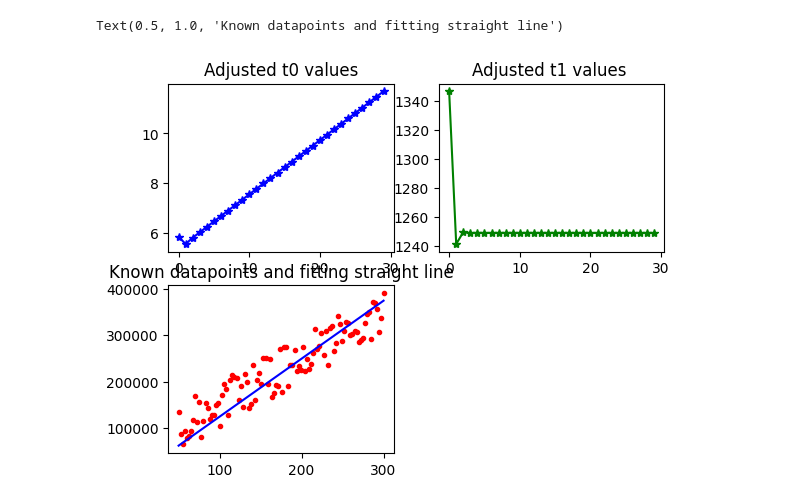
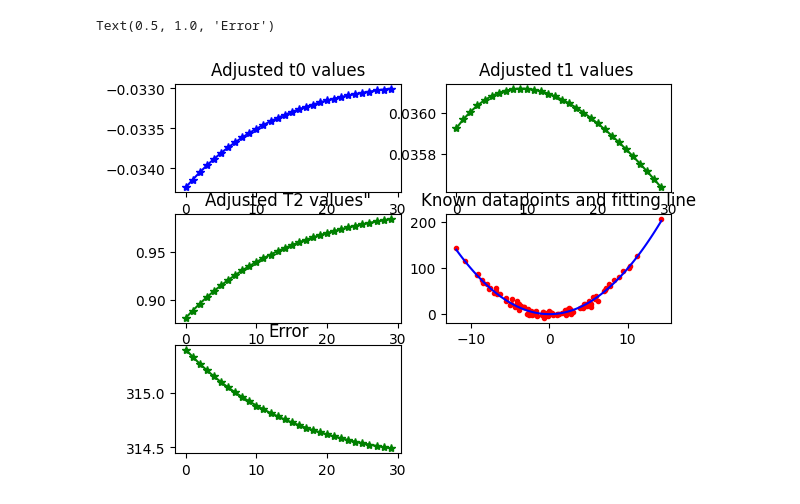
Before and after one commit to artopeur/koneoppiminen, a Jupyter notebook: MitenKoneOppiiTehtava.ipynb, the cells around one changed output. Cells and saved outputs as stored; diff of their text form; code cells hidden in the pictures.

```diff
--- a/MitenKoneOppiiTehtava.ipynb
+++ b/MitenKoneOppiiTehtava.ipynb
@@ -9,11 +9,20 @@ eli toisen asteen yhtälön muotoinen. Eli sinun pitää siis osata derivoida
 tunnettujen pisteiden ja funktiosta f(x) laskettujen pisteiden kustannusfunktio t2, t1 ja t0 parametrien suhteen,
 jotta voit muodostaa luupin, jossa kaikkien noiden parametrien derivaatat lasketaan tunnetuista datapisteistä.
 
+derivaatta t2:n suhteen virhefunktiosta:
+
+dt2 = sum( 1/M * (t2*x**2 + t1*x+t0) * 1*x**2)
+dt1 = sum( 1/M * (t2*x**2 + t1*x+t0) * x)
+dt0 = sum( 1/M * (t2*x**2 + t1*x+t0) * 1)
+
 2) Lisää tulostukseen myös t2 parametrien säätöarvot
 
 3) Laske virhefunktion arvo jokaisen säätökerran jälkeen ja talleta myös nuo virhefunktion arvot
    vektoriin, josta arvoja voidaan tulostaa kuvaan simuloinnin edistyessä. Virheen arvonhan pitäisi
    pienentyä sitä mukaa, kun säädettävät parametrit t2,t1,t0 säätyvät kohdilleen.
+
+   virhefkt = sum((   1 / M * (t2*xi**2+t1*xi + t0)-yi) ** 2   )
+   i 0-> M asti
 
 4) Pohdi miten saat nopeutettua laskentaa. Annetussa koodissa käytetään
 vielä pythonin listoja ja ne kannattanee korvata NumPyn arrayksi.
@@ -34,14 +43,15 @@ M = 100
 x = np.linspace(50,300,M)
 y = x*1000 + 100000*np.random.random([M,])
 # Data toisen asteen polynomisovitusta varten
-#x = 5*np.random.randn(M)
-#y = x**2 + 5*np.random.randn(M)
+x = 5*np.random.randn(M)
+y = x**2 + 5*np.random.randn(M)
 
 # now let's try to fit a line to that known data
 # our hypothesis function h(x) = t1*x + t0, where
 # t1 and t0 are randomly initialized parameters
 t0 = np.random.randn(1)
 t1 = np.random.randn(1)
+t2 = np.random.randn(1)
 
 
 # let's now iterate many times. I.e. each time
@@ -52,50 +62,69 @@ t1 = np.random.randn(1)
 # to see how learning takes place.
 t0_adjusted_values = []
 t1_adjusted_values = []
+t2_adjusted_values = []
+virhe = []
+
 rate = 0.00003   # this is learning rate parameter
 
 plt.figure(1)
 for rounds in range(30):
     grad_t0 = 0
     grad_t1 = 0
+    grad_t2 = 0
     # lets calculate new gradient values for t0 and t1 based on
     # M known values
     for i in range(M):
         # our cost function c = (1/2M)*(h(x)-y)^2
         # where M = number of known values
         # partial derivatives for t1 and t0 are
         # t0 =>(1/M)*(h(x)-y)*1 => (1/M)*((t1*x(i) + t0) - y(i)) * 1
         # t1 =>(1/M)*(h(x)-y)*x => (1/M)*((t1*x(i) + t0) - y(i)) * x(i)
         # where i goes from 1 => M
-        grad_t0 = grad_t0 + ((t1*x[i] + t0) - y[i])
-        grad_t1 = grad_t1 + ((t1*x[i] + t0) - y[i]) * x[i]
 
+        #grad_t0 = grad_t0 + ((t1*x[i] + t0) - y[i])
+        #grad_t1 = grad_t1 + ((t1*x[i] + t0) - y[i]) * x[i]
+        grad_t2 = grad_t2 + ((t2*x[i]**2 + t1*x[i]+t0) * 1*x[i]**2) -y[i]*x[i]**2
+        grad_t1 = grad_t1 + ((t2*x[i]**2 + t1*x[i]+t0) * x[i]) -y[i]*x[i]
+        grad_t0 = grad_t0 + ((t2*x[i]**2 + t1*x[i]+t0) * 1) -y[i]
+        vir = (1 / M * (t2*x[i]**2+t1*x[i] + t0)-y[i]) ** 2
 
     # and now we can update parameters t0 and t1 with new gradient step
     t0 = t0 - (rate/(M*1.0))*grad_t0
     t1 = t1 - (rate/(M*1.0))*grad_t1
+    t2 = t2 - (rate/(M*1.0))*grad_t2
     t0_adjusted_values.append(t0)
     t1_adjusted_values.append(t1)
+    t2_adjusted_values.append(t2)
+    virhe.append(vir)
 
 # and finally lets visualize results
 xmin = np.min(x)
 xmax = np.max(x)
 x1 = np.linspace(xmin,xmax,100)
-h = t1*x1 + t0
+h = t2*x1**2 + t1*x1 +t0
 
-plt.subplot(2,2,1)
+plt.subplot(3,2,1)
 plt.plot(t0_adjusted_values,'-*b')
 plt.title('Adjusted t0 values')
 
-plt.subplot(2,2,2)
+plt.subplot(3,2,2)
 plt.plot(t1_adjusted_values,'-*g')
 plt.title('Adjusted t1 values ')
 
-plt.subplot(2,2,3)
+plt.subplot(3,2,3)
+plt.plot(t2_adjusted_values, '-*g')
+plt.title('Adjusted T2 values"')
+
+plt.subplot(3,2,4)
 #plt.clf()
 plt.plot(x,y,'.r')
 plt.plot(x1, h, '-b')
-plt.title('Known datapoints and fitting straight line')
+plt.title('Known datapoints and fitting line')
+
+plt.subplot(3,2,5)
+plt.plot(virhe, '-*g')
+plt.title("Error")
 # %% [output]
-Text(0.5, 1.0, 'Known datapoints and fitting straight line')
+Text(0.5, 1.0, 'Error')
-[figure, old version]
+[figure, new version]
```
Also changed, not shown: 1 other file.
